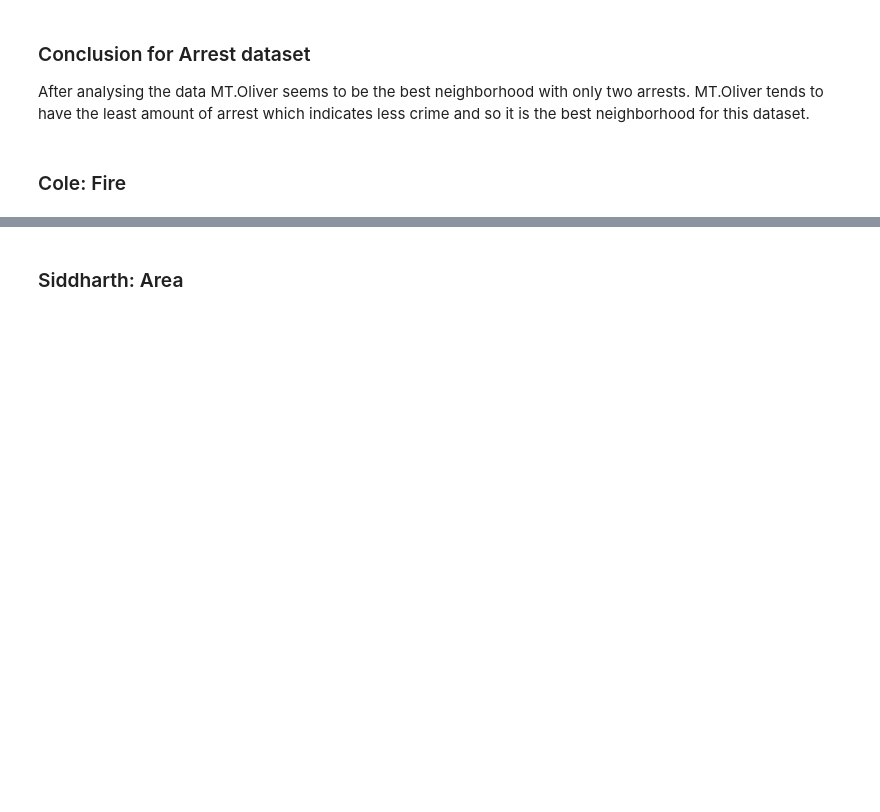
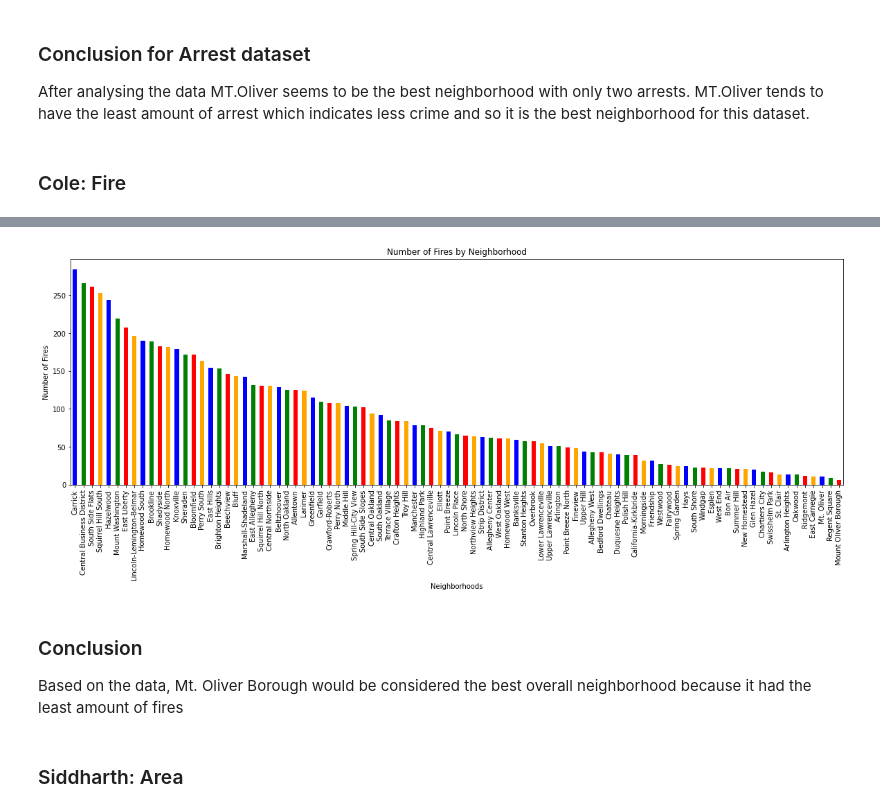
Before and after one commit to colegoucher/Final-Project, a Jupyter notebook: Final_Report.ipynb, the cells around one changed output, grey strips where cells are left out. Saved outputs shown, nothing was run; the diff lists cells and outputs as text; code cells hidden in the pictures; blank space fills up the shorter version.

```diff
--- a/Final_Report.ipynb
+++ b/Final_Report.ipynb
@@ -111,3 +159,18 @@ After analysing the data MT.Oliver seems to be the best neighborhood with only t
+# %%
+labels = (fireIncidents["neighborhood"].value_counts())
+fig, ax = plt.subplots(figsize=(20, 6))
+colors = ['blue', 'green', 'red', 'orange']
+labels.plot.bar(width = 0.5, ax=ax, color=colors)
+plt.xlabel('Neighborhoods')
+plt.ylabel('Number of Fires')
+plt.title('Number of Fires by Neighborhood')
+plt.show()
+# %% [output]
+[figure, added]
+# %% [markdown]
+### Conclusion
+
+Based on the data, Mt. Oliver Borough would be considered the best overall neighborhood because it had the least amount of fires
 # %% [markdown]
 ### Siddharth: Area
 # %% [markdown]
```
Also changed, not shown: parts of 6 cells of this notebook.
